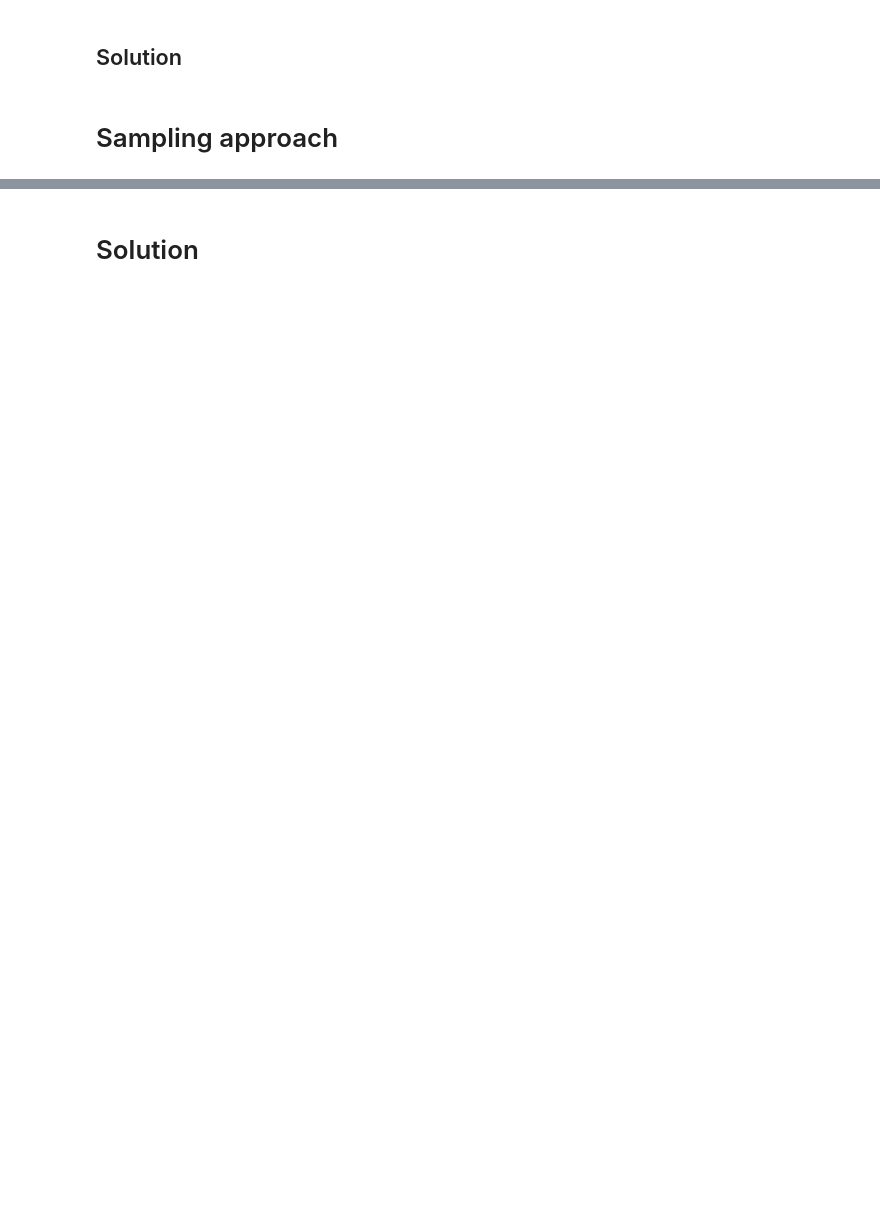
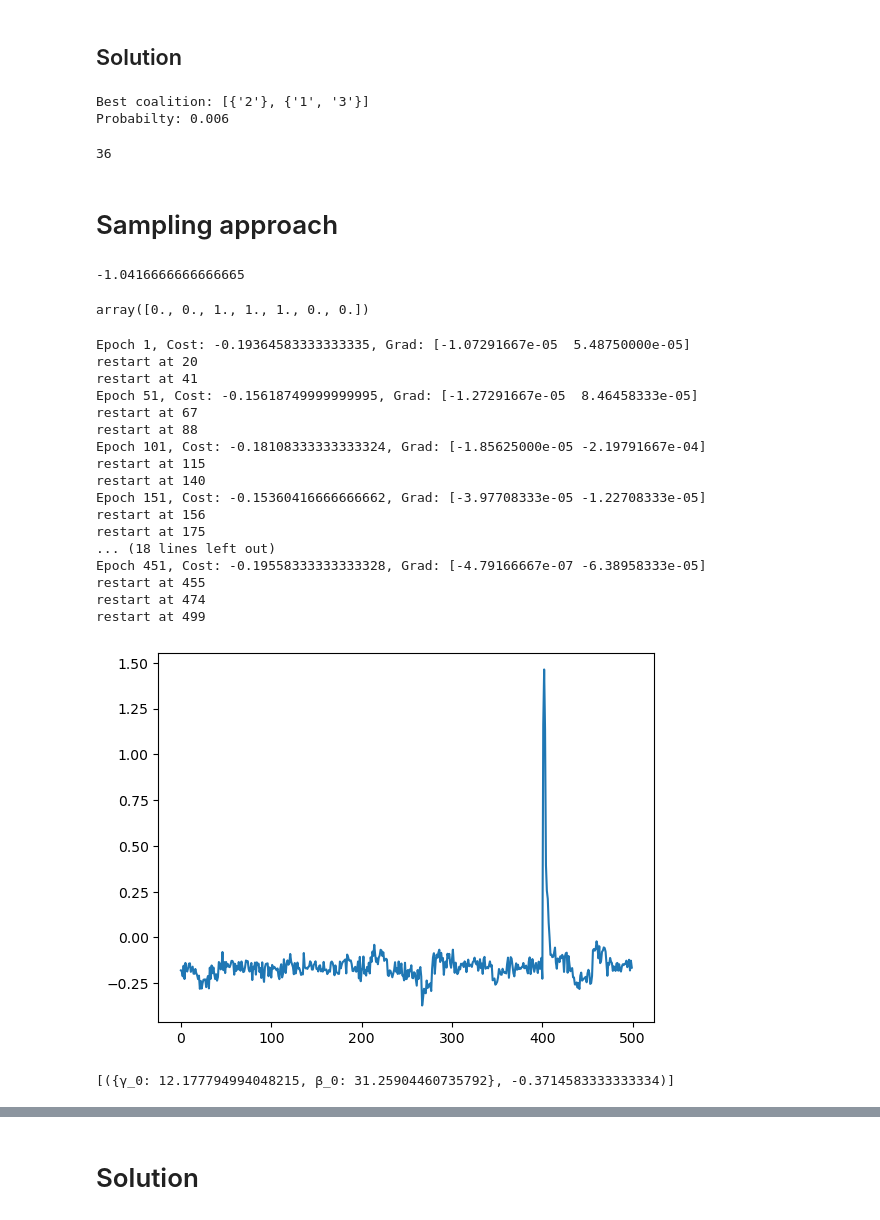
Before and after one commit to DanielPora/BILP-Q-version-for-Circ, a Jupyter notebook: BILP-Q Cirq Tutorial.ipynb, the cells around one changed output, grey strips where cells are left out. Drawn from its saved outputs; the diff is of its cells as text; code cells hidden in the pictures; blank space fills up the shorter version.

```diff
--- a/BILP-Q Cirq Tutorial.ipynb
+++ b/BILP-Q Cirq Tutorial.ipynb
@@ -538,6 +604,11 @@ decode(to_bin_array(most_common), coalition_values)
 # %%
 sol, num, prob = find_sol(counts)
 print(f"Best coalition: {sol}\nProbabilty: {prob}")
+num
+# %% [output]
+Best coalition: [{'2'}, {'1', '3'}]
+Probabilty: 0.006
+36
 # %% [markdown]
 # Sampling approach
 # %%
@@ -562,10 +633,14 @@ def cost(sample_results):
 
 cost(sample_results)
 
-bit = np.array(to_bin_array(127))
-bit @ Q @ bit *20
+bit = np.array(to_bin_array(36))
+bit @ Q @ bit
+# %% [output]
+-1.0416666666666665
 # %%
-np.array(to_bin_array(126))
+np.array(to_bin_array(28))
+# %% [output]
+array([0., 0., 1., 1., 1., 0., 0.])
 # %%
 def sample_optimizer(param_dict, circuit, qubits, lr, batch_size = 1000, epochs = 300):
     """param_dict: dictionary with parameters {γ_0: 0, β_0: 0, .... }
@@ -602,11 +677,11 @@ def sample_optimizer(param_dict, circuit, qubits, lr, batch_size = 1000, epochs
         j = 0
         for i in param_dict:
 
-            param_dict[i] += 0.001
+            param_dict[i] += 0.1
             params = cirq.ParamResolver(param_dict)
             eps_results = simulator.run(circuit, param_resolver=param_dict, repetitions = batch_size)
             eps_results = eps_results.histogram(key='result')
-            param_dict[i] -= 0.001
+            param_dict[i] -= 0.1
             eps = base_cost - cost(eps_results)
             grad[j] = eps
             j += 1
@@ -649,7 +724,27 @@ def sample_optimizer(param_dict, circuit, qubits, lr, batch_size = 1000, epochs
     return opt_param_dict, opt_cost
 # %%
 samples_sol = []
-samples_sol.append(sample_optimizer(param_dict, measure_qaoa, qubits, lr = 1* 10**(-3),  batch_size =1000, epochs = 50))
+samples_sol.append(sample_optimizer(param_dict, measure_qaoa, qubits, lr = 1* 10**(-3),  batch_size =1000, epochs = 500))
 samples_sol
+# %% [output]
+Epoch 1, Cost: -0.19364583333333335, Grad: [-1.07291667e-05  5.48750000e-05]
+restart at 20
+restart at 41
+Epoch 51, Cost: -0.15618749999999995, Grad: [-1.27291667e-05  8.46458333e-05]
+restart at 67
+restart at 88
+Epoch 101, Cost: -0.18108333333333324, Grad: [-1.85625000e-05 -2.19791667e-04]
+restart at 115
+restart at 140
+Epoch 151, Cost: -0.15360416666666662, Grad: [-3.97708333e-05 -1.22708333e-05]
+restart at 156
+restart at 175
+... (18 lines left out)
+Epoch 451, Cost: -0.19558333333333328, Grad: [-4.79166667e-07 -6.38958333e-05]
+restart at 455
+restart at 474
+restart at 499
+[figure, added]
+[({γ_0: 12.177794994048215, β_0: 31.25904460735792}, -0.3714583333333334)]
 # %%
 opt_params = dict()
```
Also changed, not shown: parts of 25 cells of this notebook, 1 other file.
